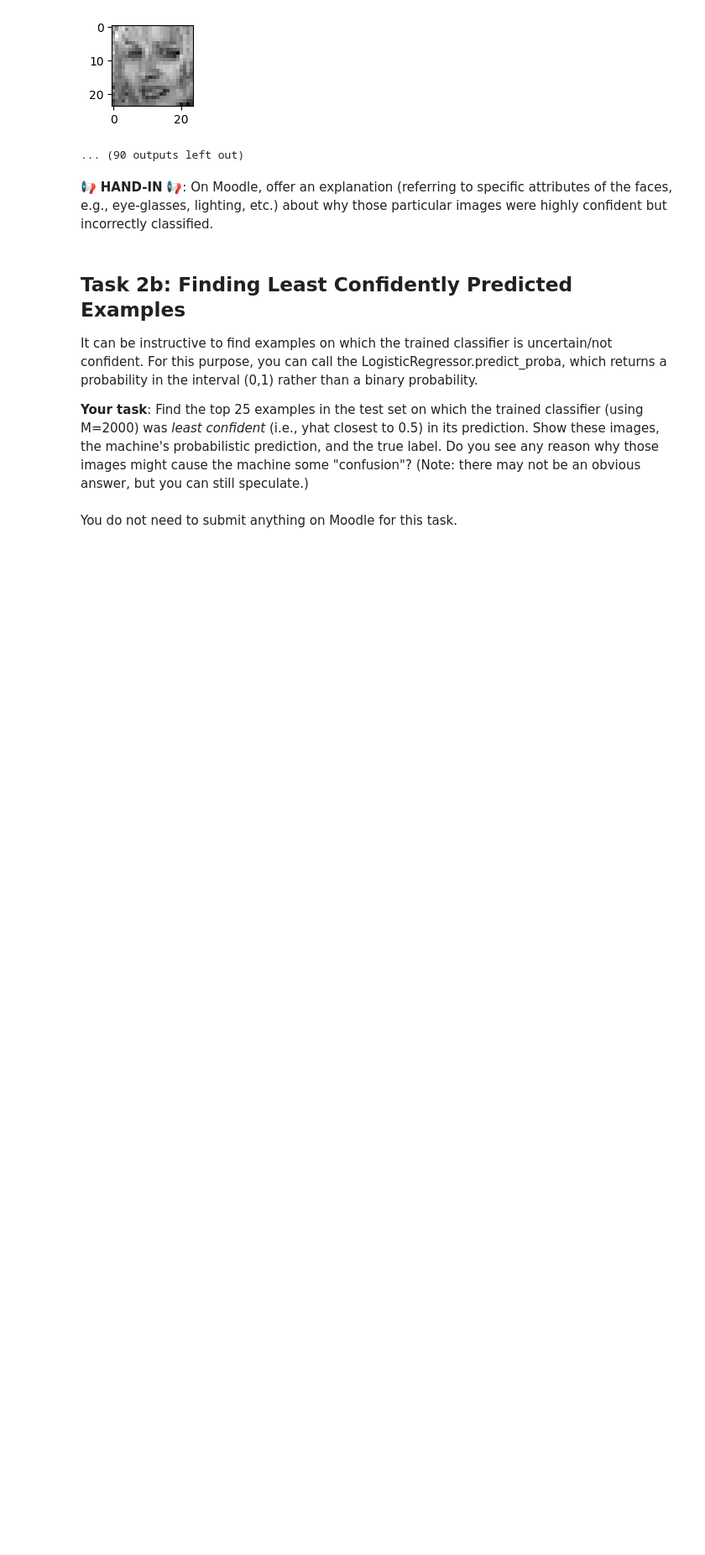
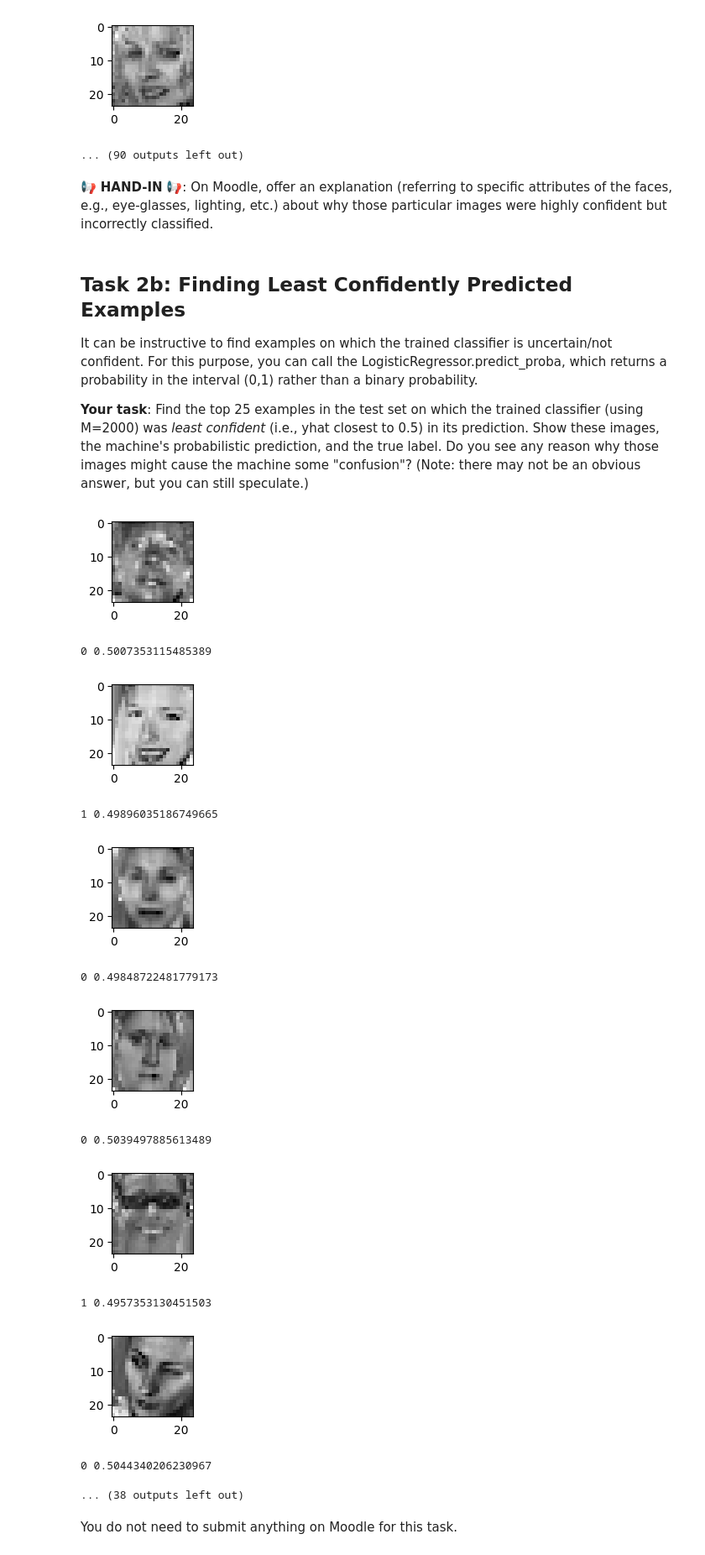
Before and after one commit to Avvvvvvie/MLDM, a Jupyter notebook: week4/L04_Logistic_Regression.ipynb, the cells around one changed output. Shown at 84% size. Drawn from its saved outputs; the diff is of its cells as text; code cells hidden in the pictures; blank space fills up the shorter version.

```diff
--- a/week4/L04_Logistic_Regression.ipynb
+++ b/week4/L04_Logistic_Regression.ipynb
@@ -183,3 +181,22 @@ Find the top 25 examples in the test set on which the trained classifier (using
+# %%
+yhat = logisticRegressor.predict_proba(testingFaces)[:,1]
+ydistance = np.abs(yhat - 0.5)
+idxs = np.argpartition(ydistance, 25)[:25]
+show(idxs)
+# %% [output]
+[figure, added]
+0 0.5007353115485389
+[figure, added]
+1 0.49896035186749665
+[figure, added]
+0 0.49848722481779173
+[figure, added]
+0 0.5039497885613489
+[figure, added]
+1 0.4957353130451503
+[figure, added]
+0 0.5044340206230967
+... (38 outputs left out)
 # %% [markdown]
 You do not need to submit anything on Moodle for this task.
 # %% [markdown]
```
Also changed, not shown: parts of 1 cell of this notebook.
